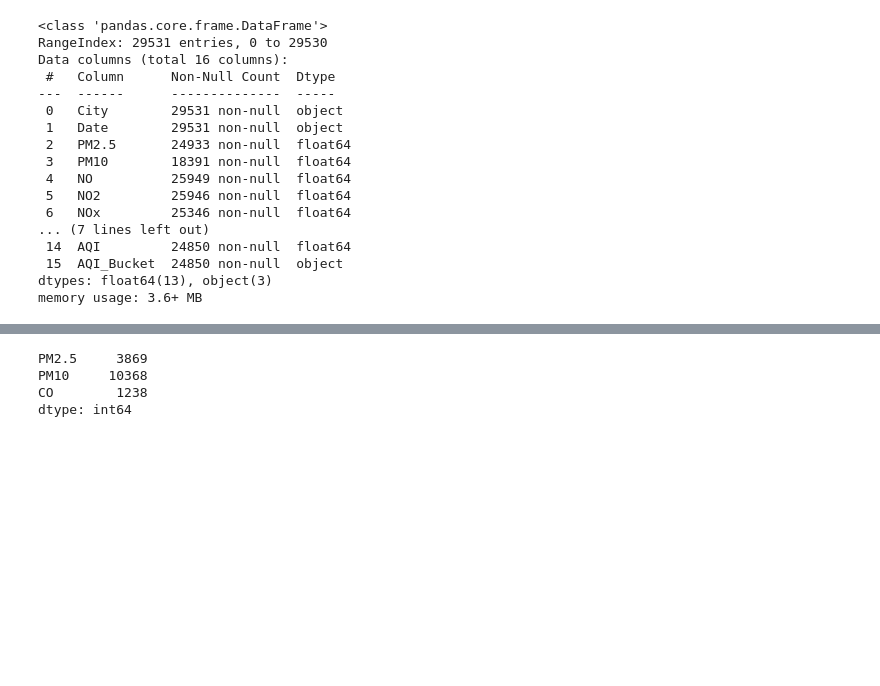
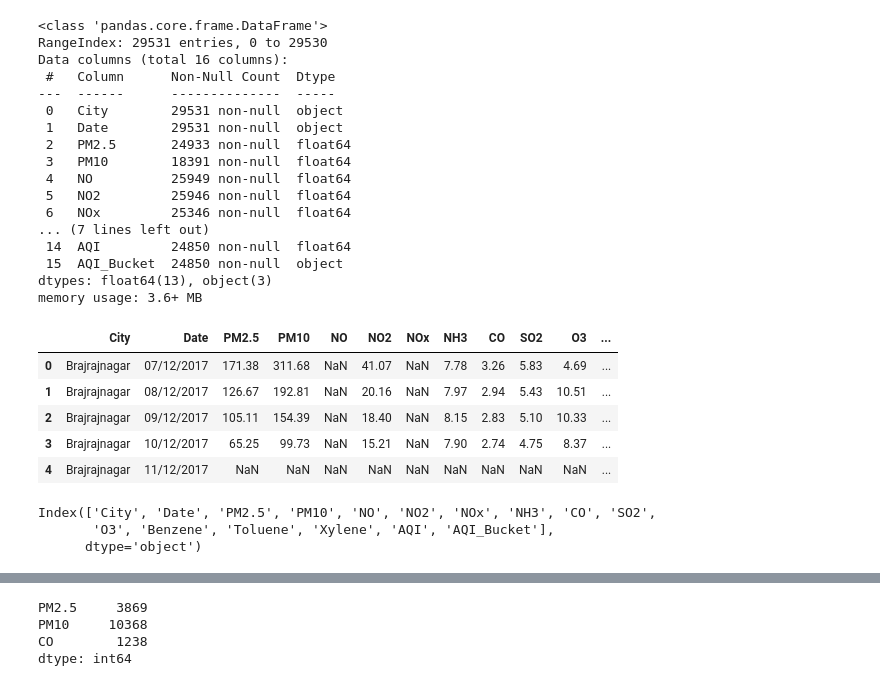
Before and after one commit to SonalDhoke/Programming_with_Data_Analysis_PY, a Jupyter notebook: st20336540_CMP7005_PDA.ipynb, the cells around one changed output, grey strips where cells are left out. Saved outputs shown, nothing was run; the diff lists cells and outputs as text; code cells hidden in the pictures; blank space fills up the shorter version.

```diff
--- a/st20336540_CMP7005_PDA.ipynb
+++ b/st20336540_CMP7005_PDA.ipynb
@@ -61,3 +94,18 @@ Data columns (total 16 columns):
  15  AQI_Bucket  24850 non-null  object
 dtypes: float64(13), object(3)
 memory usage: 3.6+ MB
+# %%
+df.head()
+# %% [output]
+|  | City | Date | PM2.5 | PM10 | NO | NO2 | NOx | NH3 | CO | SO2 | O3 | ... |
+| 0 | Brajrajnagar | 07/12/2017 | 171.38 | 311.68 | NaN | 41.07 | NaN | 7.78 | 3.26 | 5.83 | 4.69 | ... |
+| 1 | Brajrajnagar | 08/12/2017 | 126.67 | 192.81 | NaN | 20.16 | NaN | 7.97 | 2.94 | 5.43 | 10.51 | ... |
+| 2 | Brajrajnagar | 09/12/2017 | 105.11 | 154.39 | NaN | 18.40 | NaN | 8.15 | 2.83 | 5.10 | 10.33 | ... |
+| 3 | Brajrajnagar | 10/12/2017 | 65.25 | 99.73 | NaN | 15.21 | NaN | 7.90 | 2.74 | 4.75 | 8.37 | ... |
+| 4 | Brajrajnagar | 11/12/2017 | NaN | NaN | NaN | NaN | NaN | NaN | NaN | NaN | NaN | ... |
+# %%
+df.columns
+# %% [output]
+Index(['City', 'Date', 'PM2.5', 'PM10', 'NO', 'NO2', 'NOx', 'NH3', 'CO', 'SO2',
+       'O3', 'Benzene', 'Toluene', 'Xylene', 'AQI', 'AQI_Bucket'],
+      dtype='object')
```
Also changed, not shown: parts of 29 cells of this notebook.
